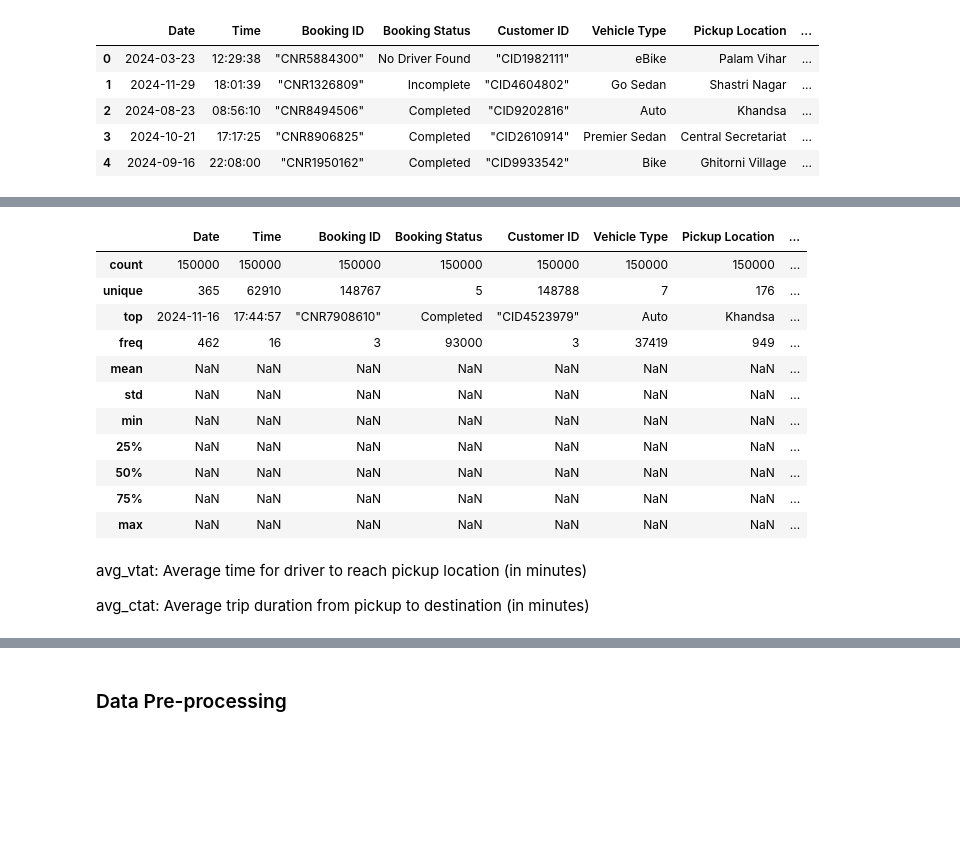
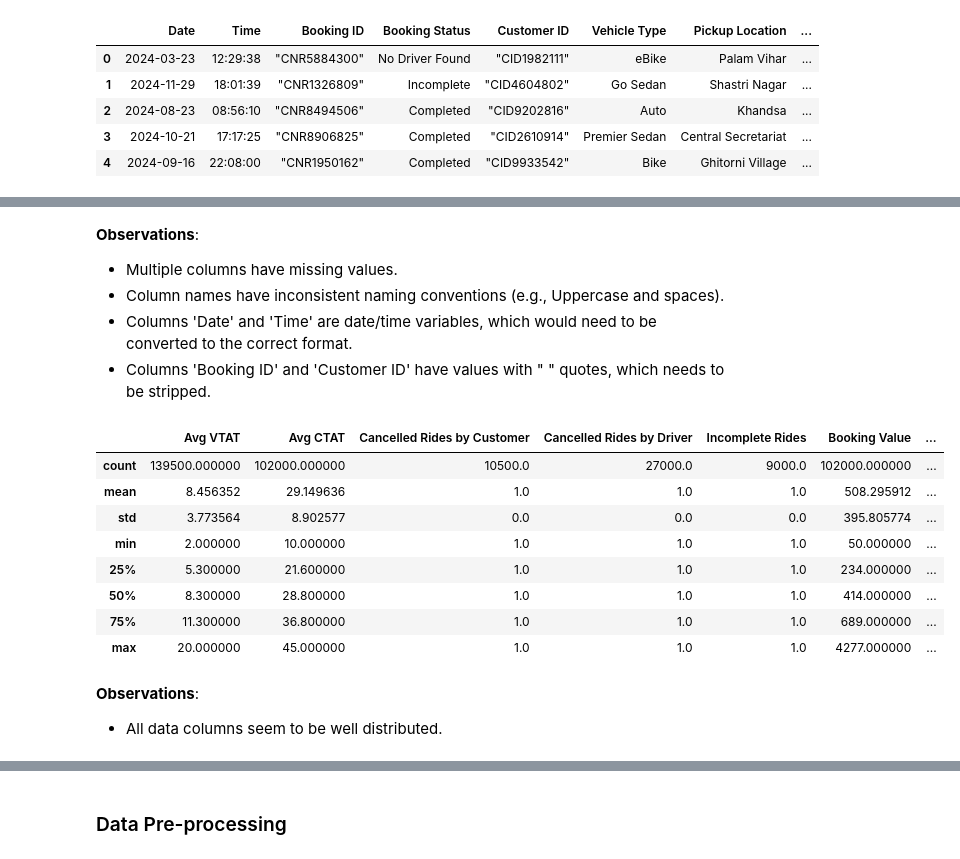
Before and after one commit to Shublytics/uber-ride-cancellation-prediction, a Jupyter notebook: Uber_rides_cancellation_pred.ipynb, the cells around one changed output, grey strips where cells are left out. Cells and saved outputs as stored; diff of their text form; code cells hidden in the pictures; blank space fills up the shorter version.

```diff
--- a/Uber_rides_cancellation_pred.ipynb
+++ b/Uber_rides_cancellation_pred.ipynb
@@ -71,20 +99,22 @@ memory usage: 24.0+ MB
+# %% [markdown]
+**Observations**:
+- Multiple columns have missing values.
+- Column names have inconsistent naming conventions (e.g., Uppercase and spaces).
+- Columns 'Date' and 'Time' are date/time variables, which would need to be converted to the correct format.
+- Columns 'Booking ID' and 'Customer ID' have values with " " quotes, which needs to be stripped.
 # %%
 # Summary statistics
-df.describe(include='all')
+df.describe()
 # %% [output]
-|  | Date | Time | Booking ID | Booking Status | Customer ID | Vehicle Type | Pickup Location | ... |
-| count | 150000 | 150000 | 150000 | 150000 | 150000 | 150000 | 150000 | ... |
-| unique | 365 | 62910 | 148767 | 5 | 148788 | 7 | 176 | ... |
-| top | 2024-11-16 | 17:44:57 | "CNR7908610" | Completed | "CID4523979" | Auto | Khandsa | ... |
-| freq | 462 | 16 | 3 | 93000 | 3 | 37419 | 949 | ... |
-| mean | NaN | NaN | NaN | NaN | NaN | NaN | NaN | ... |
-| std | NaN | NaN | NaN | NaN | NaN | NaN | NaN | ... |
-| min | NaN | NaN | NaN | NaN | NaN | NaN | NaN | ... |
-| 25% | NaN | NaN | NaN | NaN | NaN | NaN | NaN | ... |
-| 50% | NaN | NaN | NaN | NaN | NaN | NaN | NaN | ... |
-| 75% | NaN | NaN | NaN | NaN | NaN | NaN | NaN | ... |
-| max | NaN | NaN | NaN | NaN | NaN | NaN | NaN | ... |
+|  | Avg VTAT | Avg CTAT | Cancelled Rides by Customer | Cancelled Rides by Driver | Incomplete Rides | Booking Value | ... |
+| count | 139500.000000 | 102000.000000 | 10500.0 | 27000.0 | 9000.0 | 102000.000000 | ... |
+| mean | 8.456352 | 29.149636 | 1.0 | 1.0 | 1.0 | 508.295912 | ... |
+| std | 3.773564 | 8.902577 | 0.0 | 0.0 | 0.0 | 395.805774 | ... |
+| min | 2.000000 | 10.000000 | 1.0 | 1.0 | 1.0 | 50.000000 | ... |
+| 25% | 5.300000 | 21.600000 | 1.0 | 1.0 | 1.0 | 234.000000 | ... |
+| 50% | 8.300000 | 28.800000 | 1.0 | 1.0 | 1.0 | 414.000000 | ... |
+| 75% | 11.300000 | 36.800000 | 1.0 | 1.0 | 1.0 | 689.000000 | ... |
+| max | 20.000000 | 45.000000 | 1.0 | 1.0 | 1.0 | 4277.000000 | ... |
-# %% [markdown]
-avg_vtat:	Average time for driver to reach pickup location (in minutes)
-
-avg_ctat:	Average trip duration from pickup to destination (in minutes)
+# %% [markdown]
+**Observations**:
+- All data columns seem to be well distributed.
```
Also changed, not shown: parts of 25 cells of this notebook.
